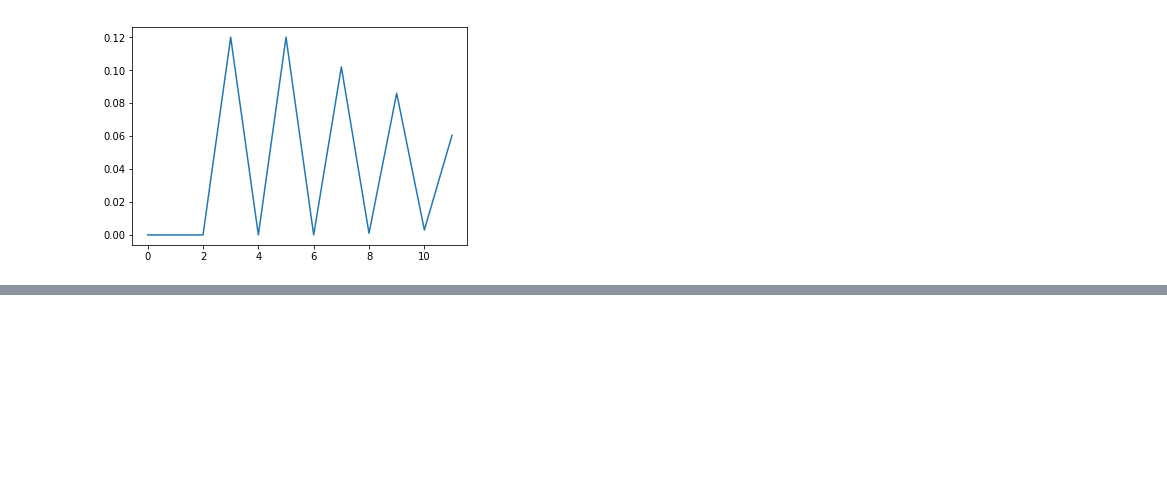
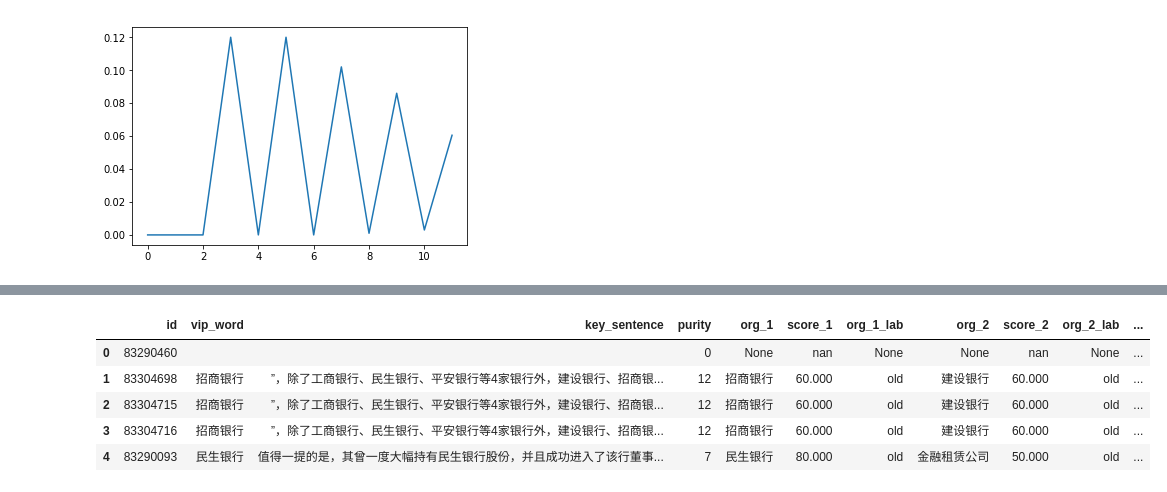
Before and after one commit to xuhuanyunxiao/jupyter-notebook, a Jupyter notebook: proj_cbirc/test_conn_接口与数据库测试.ipynb, the cells around one changed output, grey strips where cells are left out. Saved outputs shown, nothing was run; the diff lists cells and outputs as text; code cells hidden in the pictures; blank space fills up the shorter version.

```diff
--- a/proj_cbirc/test_conn_接口与数据库测试.ipynb
+++ b/proj_cbirc/test_conn_接口与数据库测试.ipynb
@@ -1195,0 +1275,12 @@ warn_time
+# %%
+pred_res =  pd.merge(pred_res, cbirc_data, on = 'id')
+pred_res['key_sentence_len'] = pred_res['key_sentence'].apply(lambda x:len(x))
+pred_res['content_len'] = pred_res['content'].apply(lambda x:len(str(x)))
+pred_res.head()
+# %% [output]
+|  | id | vip_word | key_sentence | purity | org_1 | score_1 | org_1_lab | org_2 | score_2 | org_2_lab | ... |
+| 0 | 83290460 |  |  | 0 | None | nan | None | None | nan | None | ... |
+| 1 | 83304698 | 招商银行 | ”，除了工商银行、民生银行、平安银行等4家银行外，建设银行、招商银... | 12 | 招商银行 | 60.000 | old | 建设银行 | 60.000 | old | ... |
+| 2 | 83304715 | 招商银行 | ”，除了工商银行、民生银行、平安银行等4家银行外，建设银行、招商银... | 12 | 招商银行 | 60.000 | old | 建设银行 | 60.000 | old | ... |
+| 3 | 83304716 | 招商银行 | ”，除了工商银行、民生银行、平安银行等4家银行外，建设银行、招商银... | 12 | 招商银行 | 60.000 | old | 建设银行 | 60.000 | old | ... |
+| 4 | 83290093 | 民生银行 | 值得一提的是，其曾一度大幅持有民生银行股份，并且成功进入了该行董事... | 7 | 民生银行 | 80.000 | old | 金融租赁公司 | 50.000 | old | ... |
```
Also changed, not shown: parts of 13 cells of this notebook, 5 other files.
